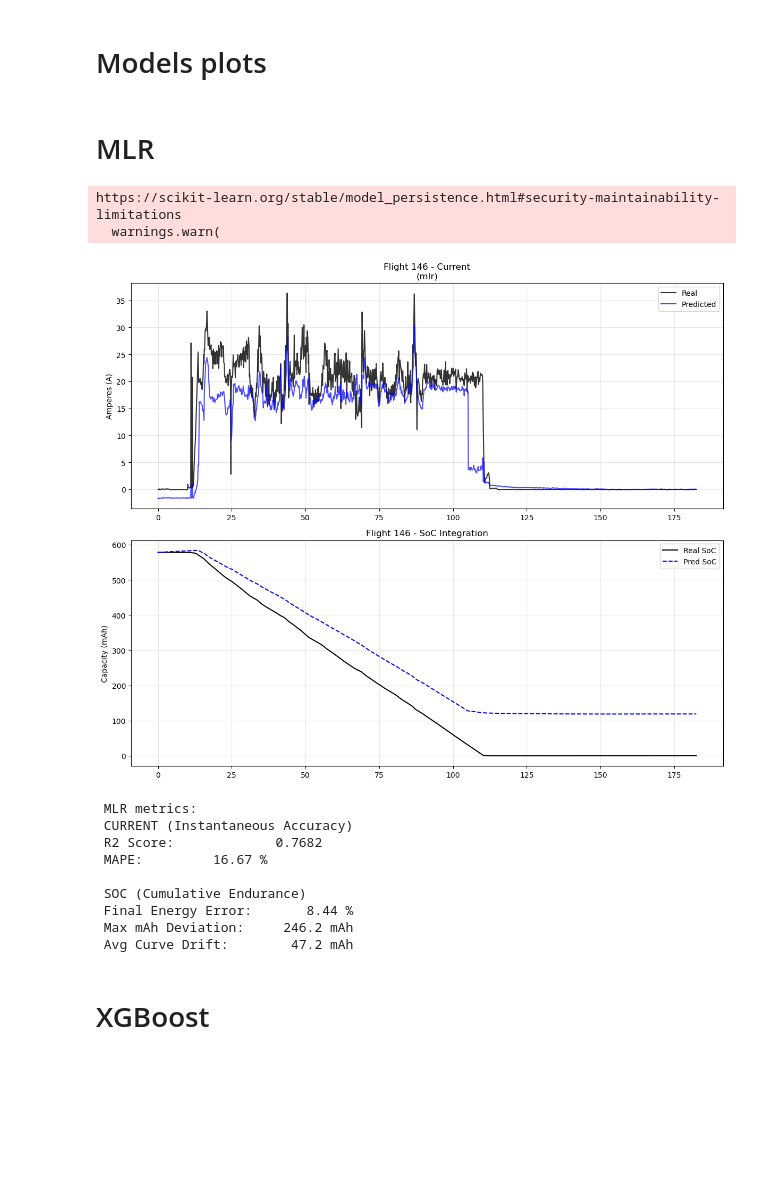
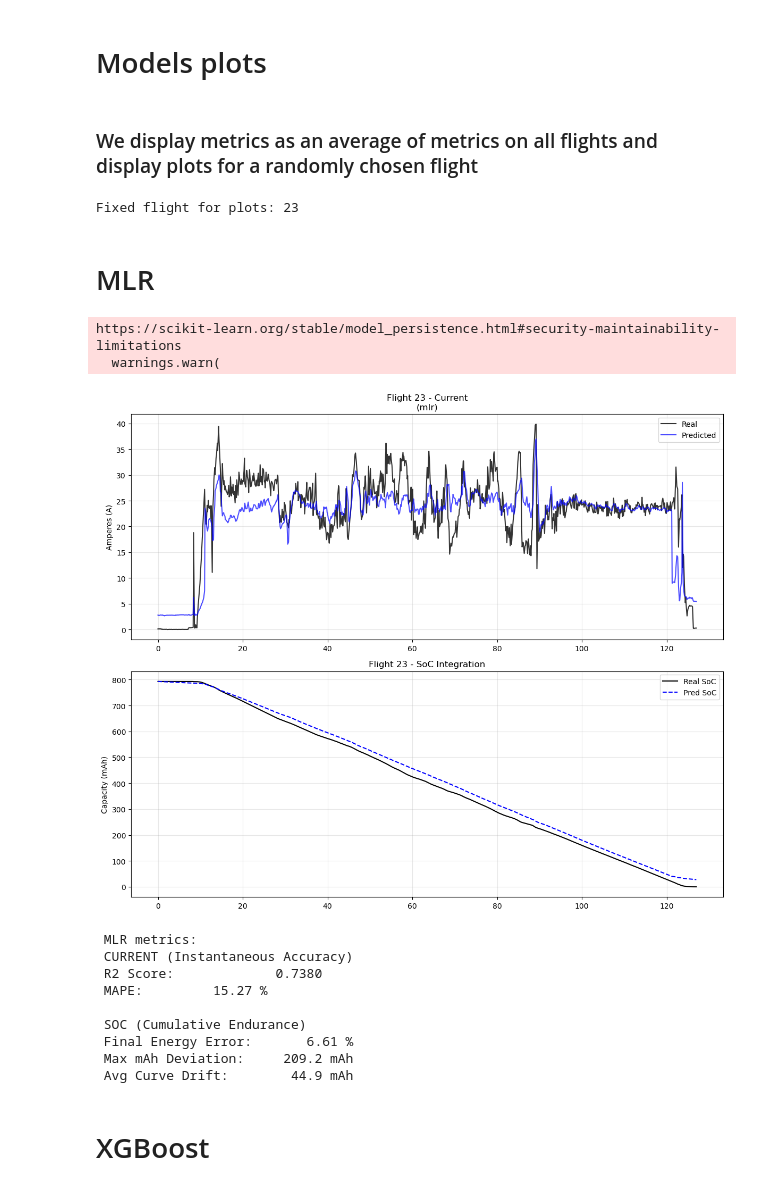
Before and after one commit to Valentine-456/forecasting-ml, a Jupyter notebook: notebooks/Models_comparison.ipynb, the cells around one changed output. Saved outputs shown, nothing was run; the diff lists cells and outputs as text; code cells hidden in the pictures; blank space fills up the shorter version.

Commit message:
Fix metrics

```diff
--- a/notebooks/Models_comparison.ipynb
+++ b/notebooks/Models_comparison.ipynb
@@ -65,47 +66,66 @@ def plot_flight_results(df, flight_id, model_name="Model"):
 
     plt.tight_layout()
     plt.show()
+# %% [markdown]
+### We display metrics as an average of metrics on all flights and display plots for a randomly chosen flight
+# %%
+# Load dataset
+df = load_flights()
+df = filter_dummy_flights(df)
+df = add_features(df)
+df = compute_soc(df)
+df = add_is_flying(df)
+df = add_battery_current_ar(df)
+
+# Choose a random flight
+SPLIT_SEED = 42
+TRAIN_RATIO = 0.7
+VAL_RATIO = 0.15
+
+train_df, val_df, test_df = train_val_test_split_flight(
+    df,
+    train_ratio=TRAIN_RATIO,
+    val_ratio=VAL_RATIO,
+    seed=SPLIT_SEED,
+)
+flight_ids = np.array(sorted(test_df["flight"].unique()))
+rng = np.random.default_rng(SPLIT_SEED)
+PLOT_FLIGHT_ID = int(rng.choice(flight_ids))
+print("Fixed flight for plots:", PLOT_FLIGHT_ID)
+# %% [output]
+Fixed flight for plots: 23
 # %% [markdown]
 # MLR
 # %%
-# Load dataset
-df = load_flights()
-df = filter_dummy_flights(df)
-df = add_features(df)
-df = compute_soc(df)
-df = add_is_flying(df)
-
 # Configuration and prediction
 cfg = load_config("MLR.yaml")
 features = cfg["features"]
 model_name = cfg["model"]["name"]
-train_df, test_df = train_test_split_flight(df, split_ratio=cfg["train_split"])
 
 model = joblib.load(MODELS_DIR / "mlr.pkl")
-test_df = test_df.copy()
-test_df["battery_current_pred"] = model.predict(test_df[features].fillna(0.0))
+test_df_model = test_df.copy()
+test_df_model["battery_current_pred"] = model.predict(test_df_model[features].fillna(0.0))
 
 # Show graphs for one chosen flight
-random_id = np.random.choice(test_df["flight"].unique())
-plot_flight_results(test_df, random_id, model_name=model_name)
+plot_flight_results(test_df_model, PLOT_FLIGHT_ID, model_name=model_name)
 
 # Metrics
-curr_m = battery_current_metrics(test_df["battery_current"], test_df["battery_current_pred"])
-soc_m = battery_soc_metrics(test_df, test_df["battery_current_pred"])
+curr_m = battery_current_metrics(test_df_model)
+soc_m = battery_soc_metrics(test_df_model)
 print_metrics(model_name, curr_m, soc_m)
 # %% [output]
 https://scikit-learn.org/stable/model_persistence.html#security-maintainability-limitations
   warnings.warn(
-[figure, old version]
+[figure, new version]
  MLR metrics:
  CURRENT (Instantaneous Accuracy)
- R2 Score:             0.7682
- MAPE:         16.67 %
+ R2 Score:             0.7380
+ MAPE:         15.27 %
 
  SOC (Cumulative Endurance)
- Final Energy Error:       8.44 %
- Max mAh Deviation:     246.2 mAh
- Avg Curve Drift:        47.2 mAh
+ Final Energy Error:       6.61 %
+ Max mAh Deviation:     209.2 mAh
+ Avg Curve Drift:        44.9 mAh
 # %% [markdown]
 # XGBoost
 # %%
```
Also changed, not shown: parts of 8 cells of this notebook, 19 other files.
